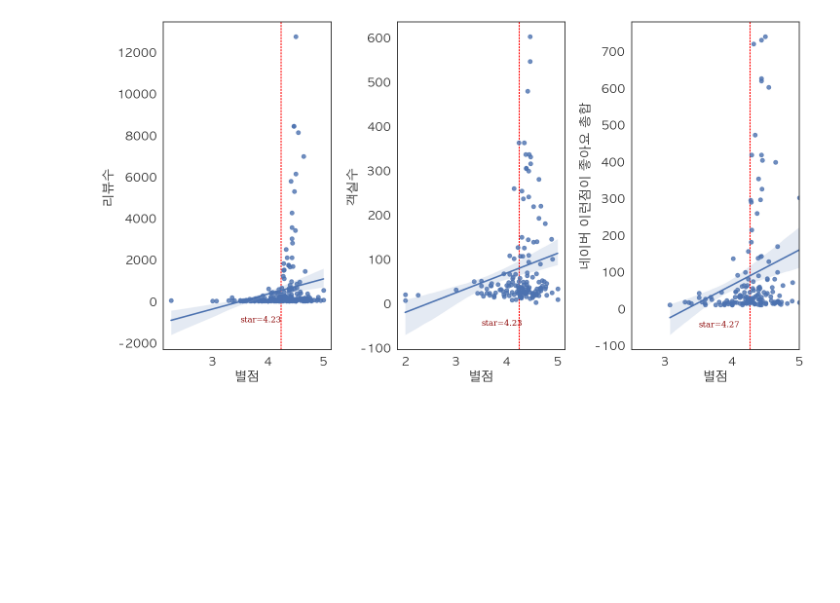
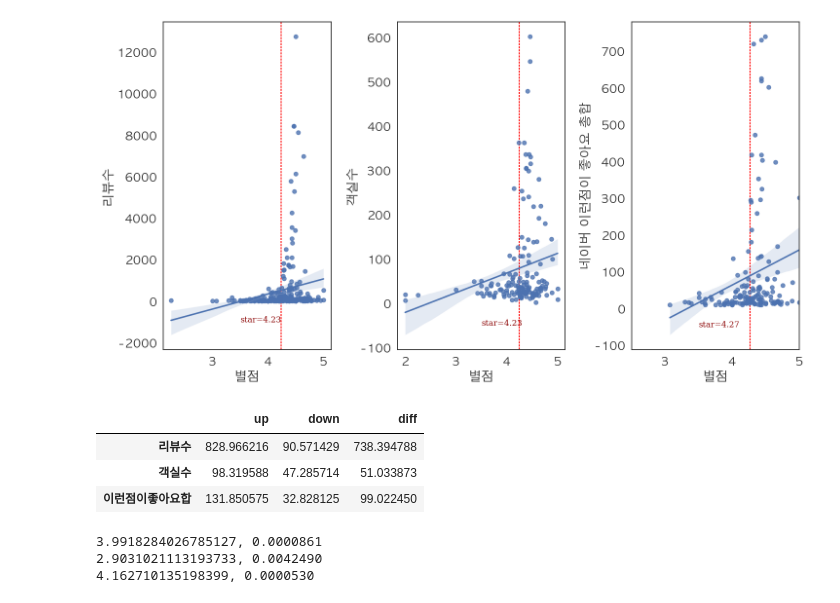
Before and after one commit to manki8908/Project_TJ_EDA_202305, a Jupyter notebook: data_anl/src/correlation_matrix_with_naver.ipynb, the cells around one changed output. Saved outputs shown, nothing was run; the diff lists cells and outputs as text; code cells hidden in the pictures; blank space fills up the shorter version.

```diff
--- a/data_anl/src/correlation_matrix_with_naver.ipynb
+++ b/data_anl/src/correlation_matrix_with_naver.ipynb
@@ -328,0 +343,27 @@ See the caveats in the documentation: https://pandas.pydata.org/pandas-docs/stab
+# %%
+# 각 항목별 평균 별점 기준 평균 차이 구하기
+sel1_cond_up = sel1['별점'] >= sel1['별점'].mean()
+sel3_cond_up = sel3['별점'] >= sel3['별점'].mean()
+sel2_cond_up = sel2['별점'] >= sel2['별점'].mean()
+sel1_cond_down = sel1['별점'] < sel1['별점'].mean()
+sel2_cond_down = sel2['별점'] < sel2['별점'].mean()
+sel3_cond_down = sel3['별점'] < sel3['별점'].mean()
+
+sel1_cond_up_mean = sel1['리뷰수'][sel1_cond_up].mean()
+sel2_cond_up_mean = sel2['객실수'][sel2_cond_up].mean()
+sel3_cond_up_mean = sel3['네이버 이런점이 좋아요 총합'][sel3_cond_up].mean()
+sel1_cond_down_mean = sel1['리뷰수'][sel1_cond_down].mean()
+sel2_cond_down_mean = sel2['객실수'][sel2_cond_down].mean()
+sel3_cond_down_mean = sel3['네이버 이런점이 좋아요 총합'][sel3_cond_down].mean()
+
+data_mean = [[sel1_cond_up_mean, sel1_cond_down_mean],
+             [sel2_cond_up_mean, sel2_cond_down_mean],
+             [sel3_cond_up_mean, sel3_cond_down_mean]]
+df_diff_mean = pd.DataFrame(data=data_mean, index=['리뷰수','객실수','이런점이좋아요합'], columns=['up','down'])
+df_diff_mean['diff'] = df_diff_mean['up'] - df_diff_mean['down']
+df_diff_mean
+# %% [output]
+|  | up | down | diff |
+| 리뷰수 | 828.966216 | 90.571429 | 738.394788 |
+| 객실수 | 98.319588 | 47.285714 | 51.033873 |
+| 이런점이좋아요합 | 131.850575 | 32.828125 | 99.022450 |
@@ -328,0 +377,8 @@ See the caveats in the documentation: https://pandas.pydata.org/pandas-docs/stab
+# %%
+print(f'{t_stat1}, {p_val1:.7f}')
+print(f'{t_stat2}, {p_val2:.7f}')
+print(f'{t_stat3}, {p_val3:.7f}')
+# %% [output]
+3.9918284026785127, 0.0000861
+2.9031021113193733, 0.0042490
+4.162710135198399, 0.0000530
```
Also changed, not shown: parts of 5 cells of this notebook.
